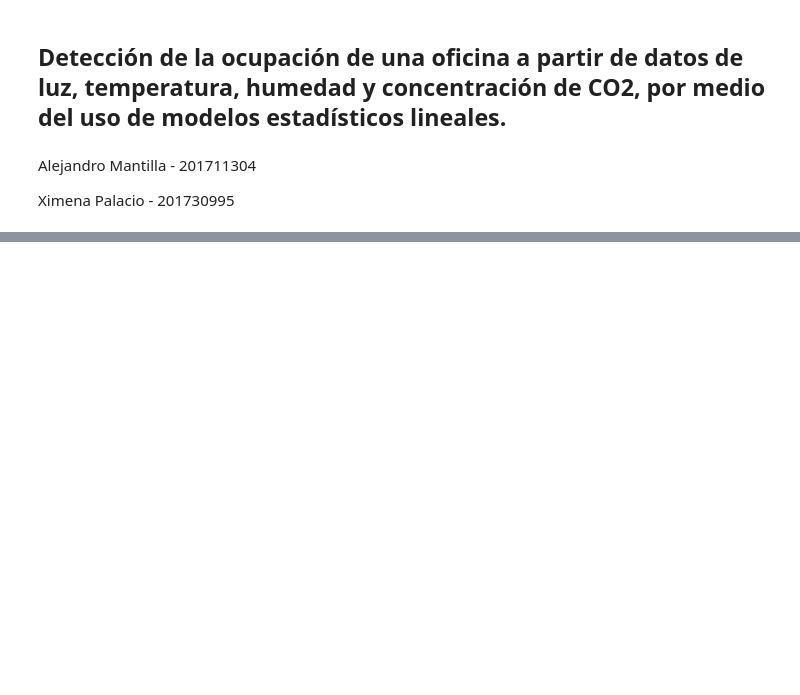
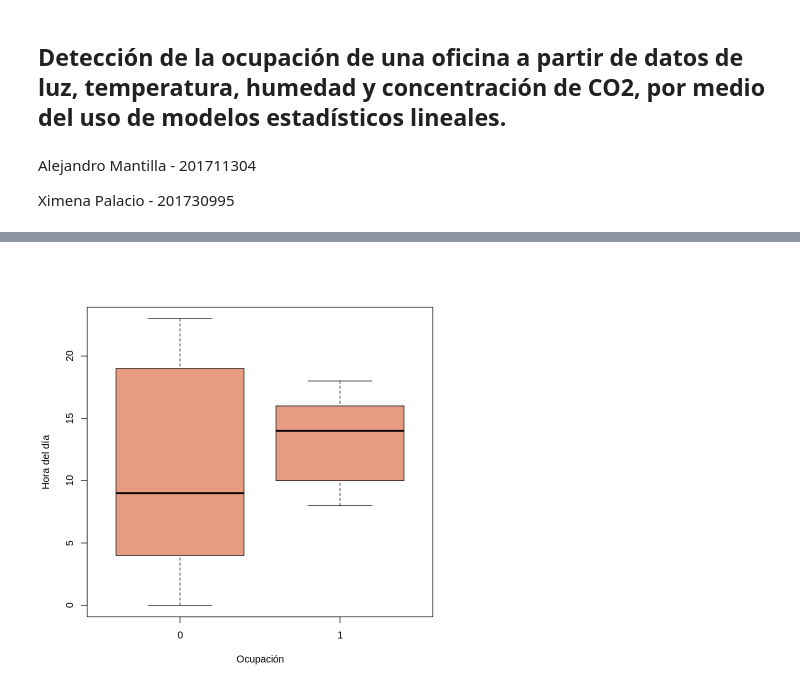
Before and after one commit to MantiMantilla/MEL-2022-2, a Jupyter notebook: Proyecto/Entrega/Desarrollo.ipynb, the cells around one changed output, grey strips where cells are left out. Cells and saved outputs as stored; diff of their text form; code cells hidden in the pictures; blank space fills up the shorter version.

```diff
--- a/Proyecto/Entrega/Desarrollo.ipynb
+++ b/Proyecto/Entrega/Desarrollo.ipynb
@@ -59,0 +78,7 @@ plot(datos$date,
+# %%
+boxplot(datos$HourOfDay ~ datos$Occupancy,
+        ylab = "Hora del día",
+        xlab = "Ocupación",
+        col = "#E79C82")
+# %% [output]
+[figure, added]
```
Also changed, not shown: parts of 34 cells of this notebook.
